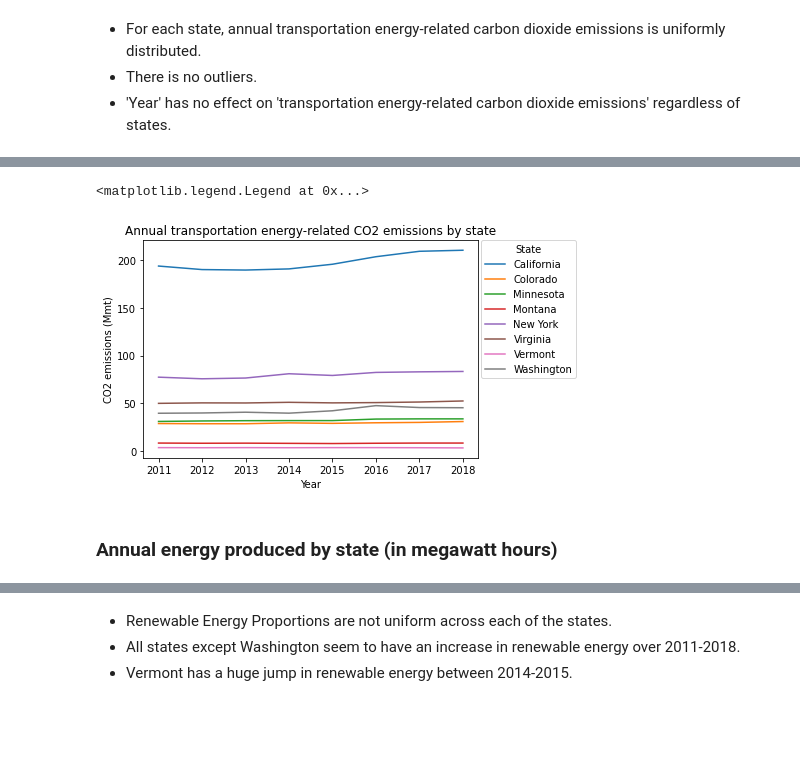
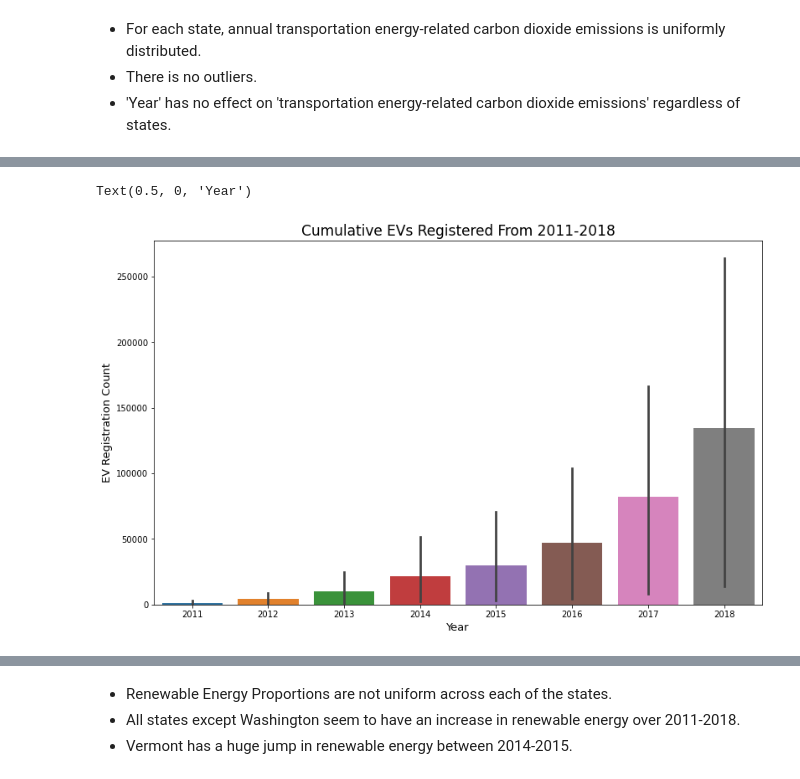
Before and after one commit to michaelgranado/EV-Count-and-CO2-Emissions-Project, a Jupyter notebook: EDACheckpointGroup039-Wi22.ipynb, the cells around one changed output, grey strips where cells are left out. Saved outputs shown, nothing was run; the diff lists cells and outputs as text; code cells hidden in the pictures; blank space fills up the shorter version.

```diff
--- a/EDACheckpointGroup039-Wi22.ipynb
+++ b/EDACheckpointGroup039-Wi22.ipynb
@@ -450,0 +431,12 @@ Text(10.049999999999997, 0.5, 'Electricity Emissions')
+# %%
+print("State Differences from 2011 to 2018 in EV Registrations")
+print("")
+df['Year'] = df['Year'].astype(str)
+sub_df = df.set_index(['State', 'Year'])
+EV_diff = []
+for state in states:
+    EV_diff.append(sub_df.loc[state, '2018'].EV_num - sub_df.loc[state, '2011'].EV_num)
+x = 0
+for state in states:
+    print(state,": ", EV_diff[x])
+    x = x + 1
@@ -463,10 +460,10 @@ plt.legend(title='State', bbox_to_anchor=(1.01, 1), loc='upper left', borderaxes
-# %%
-transportation_line = sns.lineplot(data=df, x='Year', y='transportation_em', hue='State')
-transportation_line.set_title('Annual transportation energy-related CO2 emissions by state')
-transportation_line.set_ylabel('CO2 emissions (Mmt)', fontsize = 10)
-plt.legend(title='State', bbox_to_anchor=(1.01, 1), loc='upper left', borderaxespad=0)
-# %% [output]
-<matplotlib.legend.Legend at 0x...>
-[figure, removed]
-# %% [markdown]
-### Annual energy produced by state (in megawatt hours)
+# %%
+cumulative_ev = df['State'].str.contains('Colorado|Minnesota|Montana|Virginia|Vermont|Washington')
+plt.figure(figsize=(13,8))
+cumulative_ev = sns.barplot(data=df, x='Year', y='EV_num')
+cumulative_ev.set_title('Cumulative EVs Registered From 2011-2018',fontsize=17)
+cumulative_ev.set_ylabel('EV Registration Count', fontsize=13)
+cumulative_ev.set_xlabel('Year', fontsize=13)
+# %% [output]
+Text(0.5, 0, 'Year')
+[figure, added]
```
Also changed, not shown: parts of 30 cells of this notebook.
